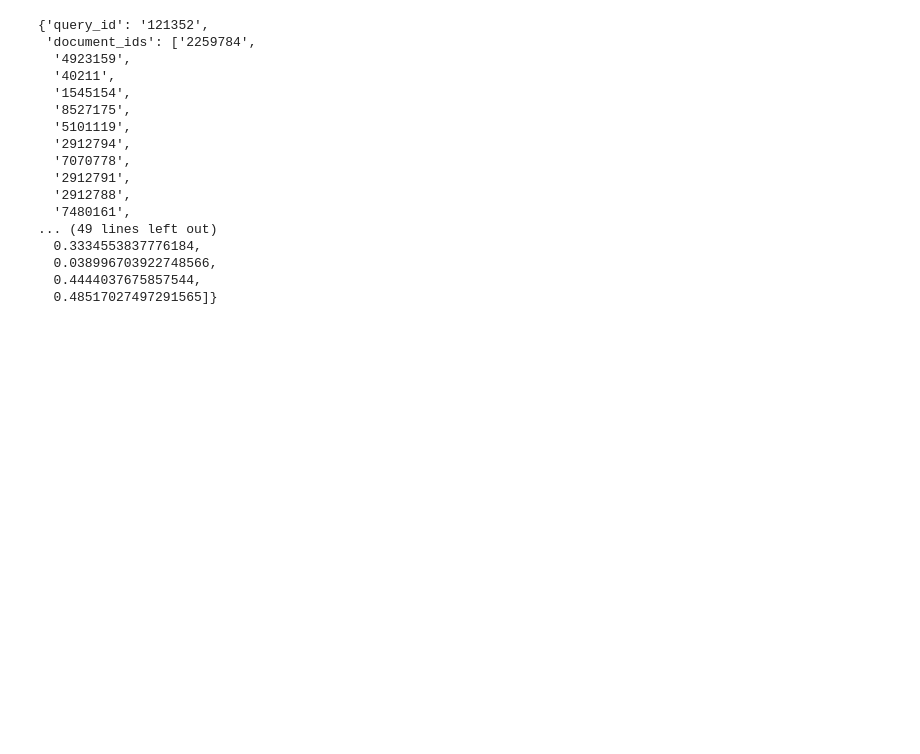
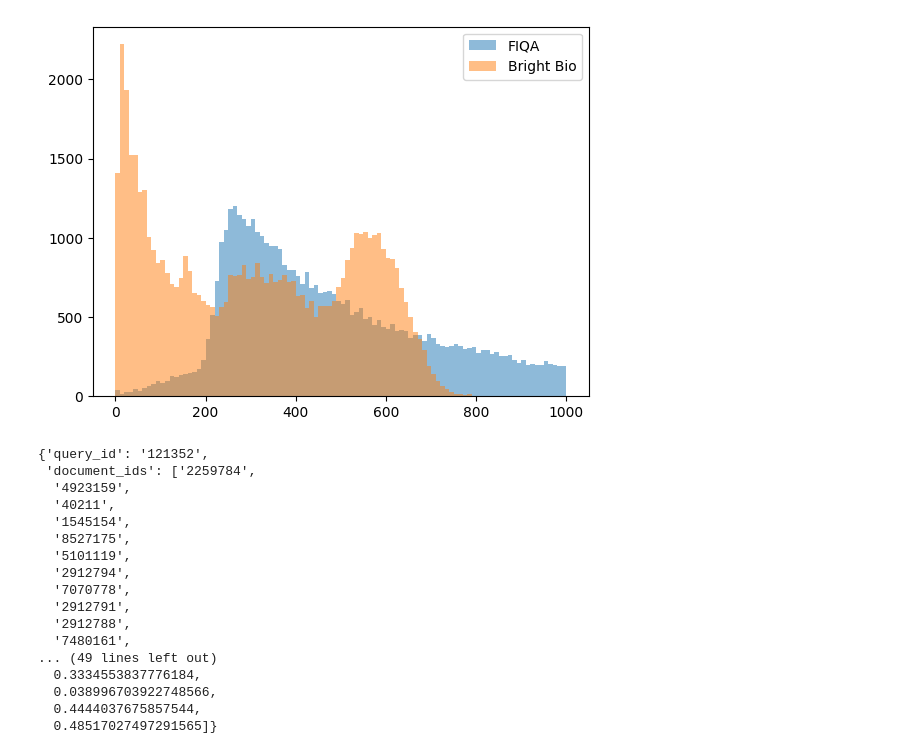
Before and after one commit to PrasannS/setretrieval, a Jupyter notebook: notebooks/reformat_data_tmp.ipynb, the cells around one changed output. Cells and saved outputs as stored; diff of their text form; code cells hidden in the pictures; blank space fills up the shorter version.

```diff
--- a/notebooks/reformat_data_tmp.ipynb
+++ b/notebooks/reformat_data_tmp.ipynb
@@ -13,3 +49,12 @@ from transformers import AutoTokenizer
+# %%
+fiqlens = [len(d['text']) for d in fiqa]
+brightlen = [len(d['text']) for d in brightbio]
+plt.hist(fiqlens, bins=100, range=(0, 1000), alpha=0.5, label='FIQA')
+plt.hist(brightlen, bins=100, range=(0, 1000), alpha=0.5, label='Bright Bio')
+plt.legend()
+plt.show()
+# %% [output]
+[figure, added]
 # %%
 train = load_dataset(
     path="lightonai/ms-marco-en-bge",
```
Also changed, not shown: parts of 6 cells of this notebook, 32 other files.
